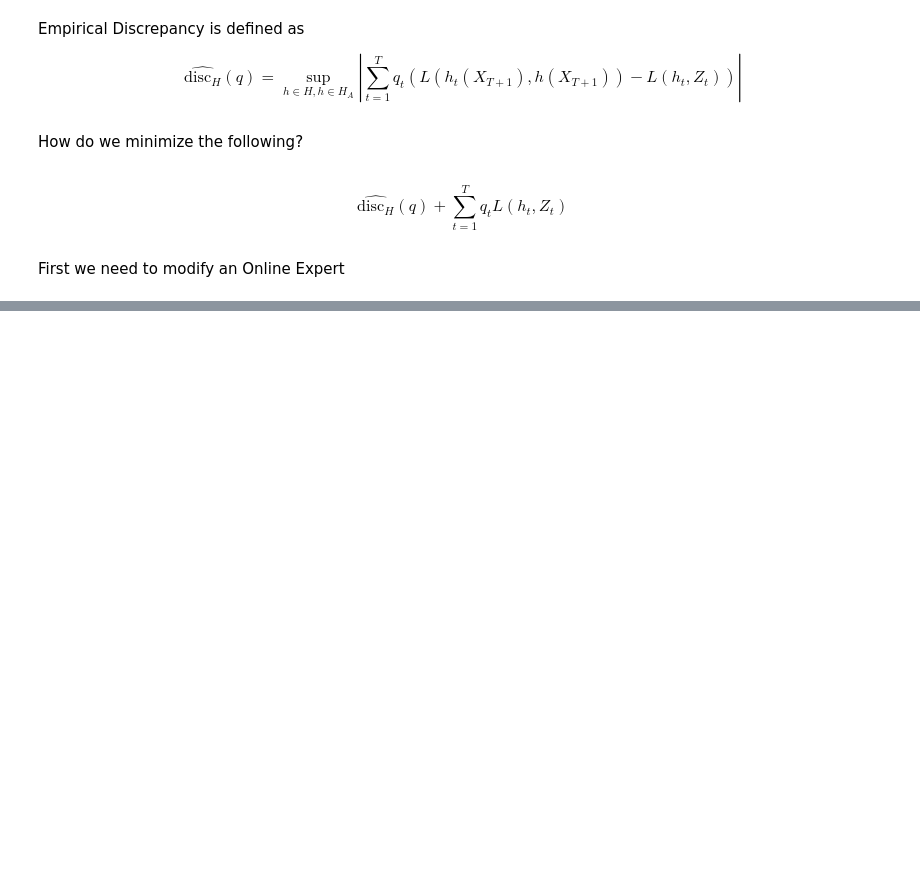
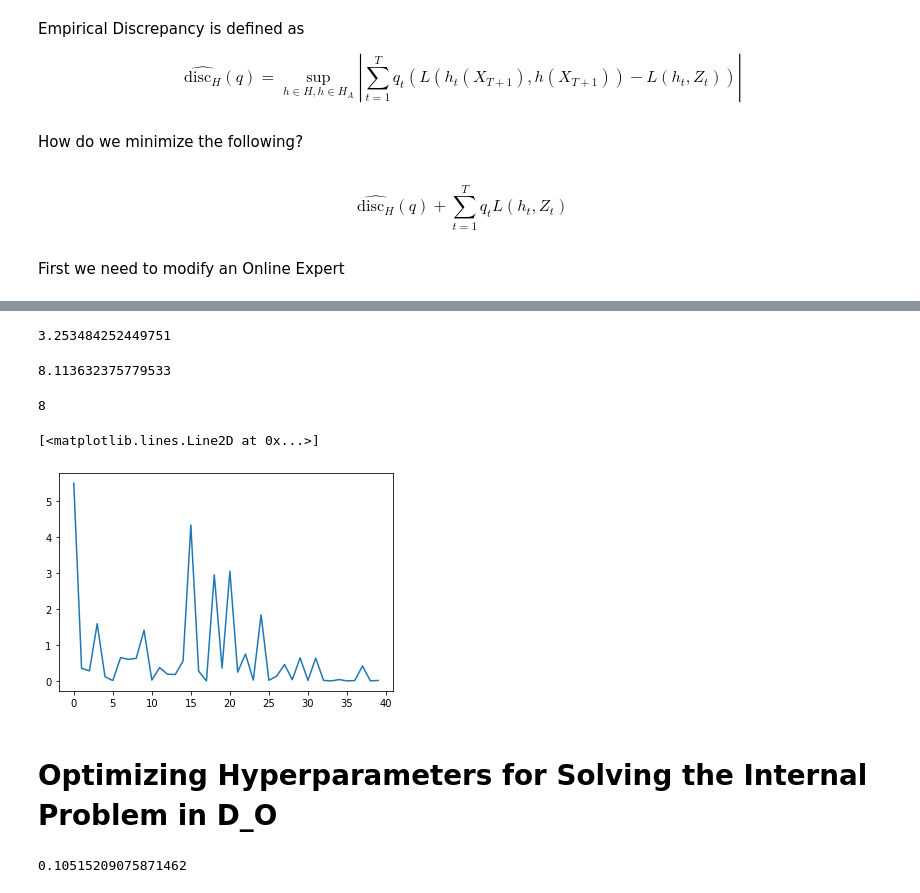
Before and after one commit to magittan/Online-Ensembles-for-Time-Series-Forecasting, a Jupyter notebook: Discrepancy.ipynb, the cells around one changed output, grey strips where cells are left out. Cells and saved outputs as stored; diff of their text form; code cells hidden in the pictures; blank space fills up the shorter version.

```diff
--- a/Discrepancy.ipynb
+++ b/Discrepancy.ipynb
@@ -17,5 +24,5 @@ actual_values = np.random.randint(0,10,size=[40])
 def create_expert(std,actual_values):
     return actual_values+np.random.randn(actual_values.size)*std
 # Fixed Standard Deviations for each expert
-stds = [1,0.1,0.03,0.5,1.3,2,5,1,2,5]
+stds = [1,0.1,0.03,0.5,1.3,2,5,1,2,1]
 expert_predictions = np.array([create_expert(std,actual_values) for std in stds])
@@ -128,0 +110,23 @@ discrepancy(np.ones(39)/39,hypotheses,expert_predictions[:,39],expert_prediction
+# %%
+discrepancy_simple(np.ones(40)/40,online_predictions,expert_predictions,actual_values,expert_predictions[:,39],loss_func=se)
+# %% [output]
+3.253484252449751
+# %%
+expert_predictions[9,39]
+# %% [output]
+8.113632375779533
+# %%
+actual_values[39]
+# %% [output]
+8
+# %%
+plt.plot(se(expert_predictions[9,:],actual_values))
+# %% [output]
+[<matplotlib.lines.Line2D at 0x...>]
+[figure, added]
+# %% [markdown]
+# Optimizing Hyperparameters for Solving the Internal Problem in D_O
+# %%
+discrepancy_optimize(np.ones(40)/40,online_predictions,expert_predictions,actual_values,expert_predictions[:,39],loss_func=se)
+# %% [output]
+0.10515209075871462
```
Also changed, not shown: parts of 122 cells of this notebook, 22 other files.
